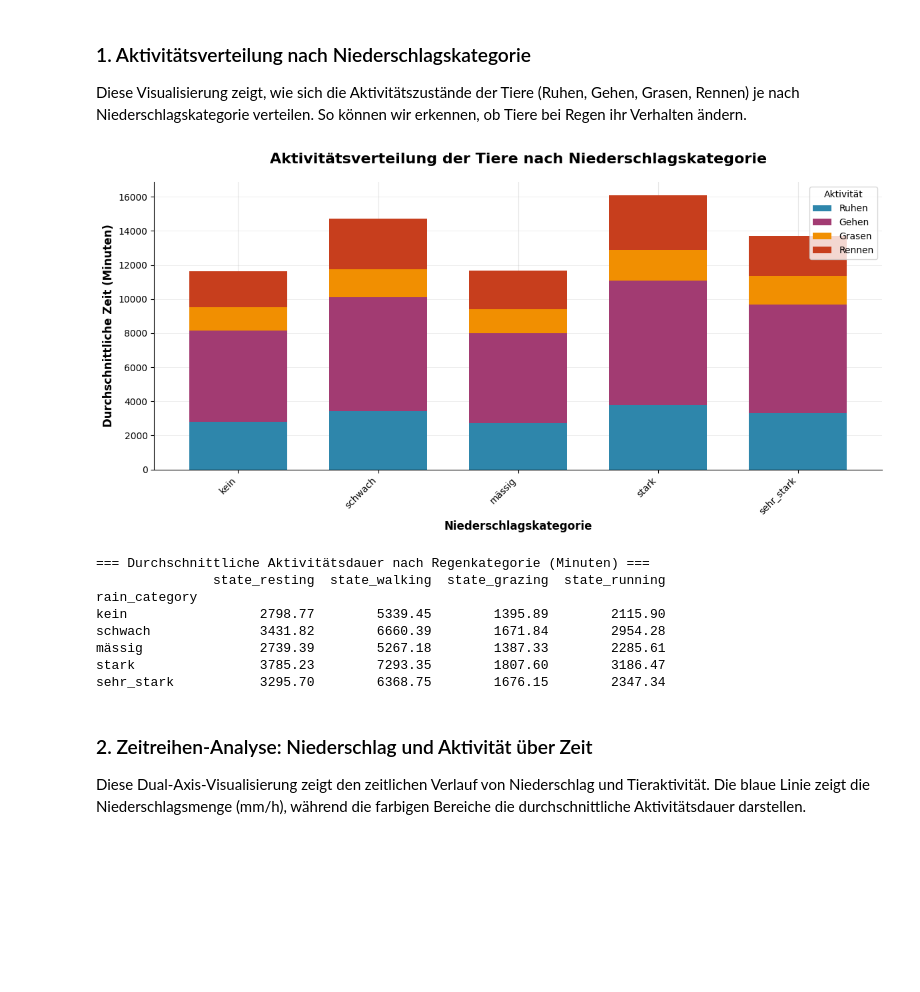
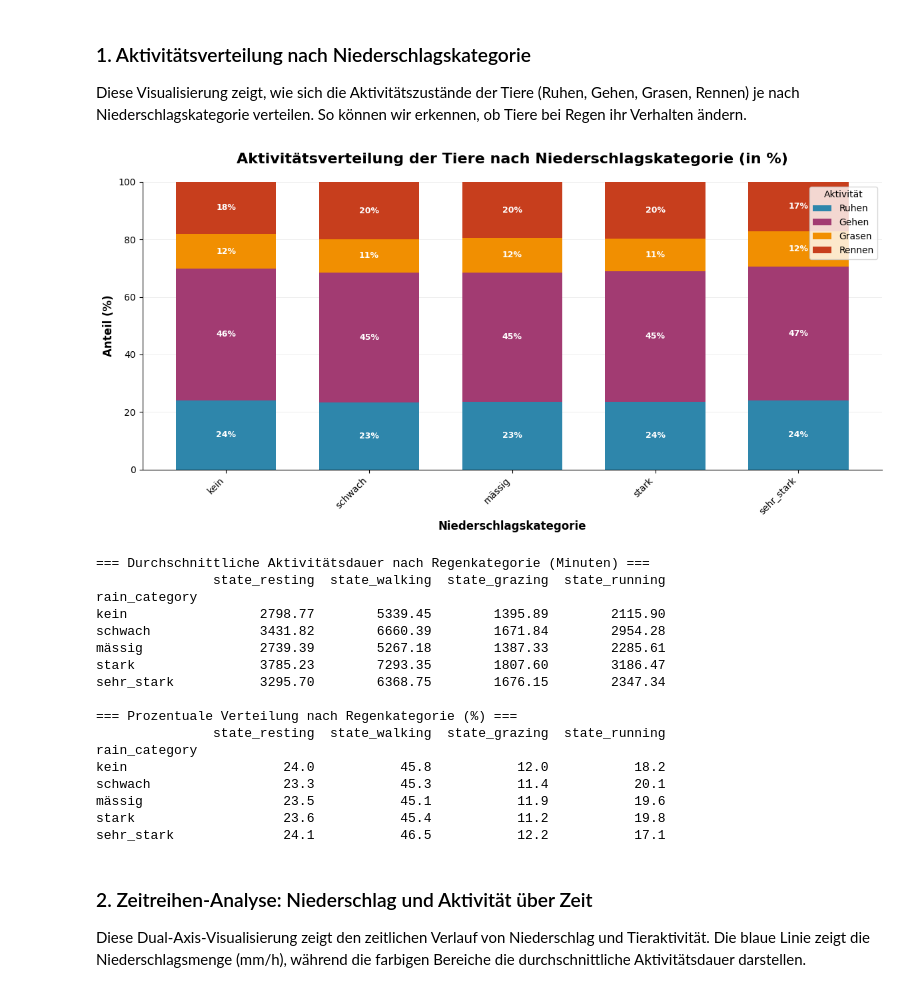
Before and after one commit to thierryfrommenwiler/agriculture-spark, a Jupyter notebook: notebooks/agriculture-spark-analysis.ipynb, the cells around one changed output. Saved outputs shown, nothing was run; the diff lists cells and outputs as text; code cells hidden in the pictures; blank space fills up the shorter version.

Commit message:
Scaling plott "Aktivitätverteilung" changed

```diff
--- a/notebooks/agriculture-spark-analysis.ipynb
+++ b/notebooks/agriculture-spark-analysis.ipynb
@@ -601,51 +601,65 @@ je nach Niederschlagskategorie verteilen. So können wir erkennen, ob Tiere bei
 # Daten aggregieren: Durchschnittliche Minuten pro Aktivität nach Regenkategorie
 
 activity_cols = ['state_resting', 'state_walking', 'state_grazing', 'state_running']
 
 # Gruppieren nach Regenkategorie und Mittelwerte berechnen
 activity_by_rain = df_viz.groupby('rain_category')[activity_cols].mean()
 
 # Regenkategorien sortieren (von kein bis sehr_stark)
 rain_order = ['kein', 'sehr_schwach', 'schwach', 'mässig', 'stark', 'sehr_stark']
 activity_by_rain = activity_by_rain.reindex([cat for cat in rain_order if cat in activity_by_rain.index])
 
-# Stacked Bar Chart
+# Prozentuale Verteilung je Kategorie berechnen
+activity_pct = activity_by_rain.div(activity_by_rain.sum(axis=1), axis=0) * 100
+
+# Stacked Bar Chart (Prozentwerte)
 fig, ax = plt.subplots(figsize=(12, 6))
-
-# Farben für die Aktivitäten
 colors = ['#2E86AB', '#A23B72', '#F18F01', '#C73E1D']
 
-activity_by_rain.plot(
-    kind='bar',
-    stacked=True,
-    ax=ax,
-    color=colors,
-    width=0.7
-)
+# Manuelles Zeichnen, um Kontrolle über Labels zu haben
+bottom = None
+bars = []
+for i, col in enumerate(activity_cols):
+    values = activity_pct[col].values
+    b = ax.bar(activity_pct.index, values, bottom=bottom, color=colors[i], width=0.7, label=col)
+    bars.append(b)
+    bottom = values if bottom is None else bottom + values
 
-ax.set_title('Aktivitätsverteilung der Tiere nach Niederschlagskategorie',
-             fontsize=16, fontweight='bold', pad=20)
+# Prozentlabels auf jedem Segment anzeigen (nur wenn > 3%)
+for i, col in enumerate(activity_cols):
+    for rect, val in zip(bars[i], activity_pct[col].values):
+        if val >= 3:  # kleine Segmente nicht beschriften, um Clutter zu vermeiden
+            ax.text(
+                rect.get_x() + rect.get_width() / 2,
+                rect.get_y() + rect.get_height() / 2,
+                f"{val:.0f}%",
+                ha='center', va='center', fontsize=9, color='white', fontweight='bold'
+            )
+
+ax.set_title('Aktivitätsverteilung der Tiere nach Niederschlagskategorie (in %)', fontsize=16, fontweight='bold', pad=20)
 ax.set_xlabel('Niederschlagskategorie', fontsize=12, fontweight='bold')
-ax.set_ylabel('Durchschnittliche Zeit (Minuten)', fontsize=12, fontweight='bold')
-ax.legend(['Ruhen', 'Gehen', 'Grasen', 'Rennen'],
-          title='Aktivität', loc='upper right', frameon=True)
+ax.set_ylabel('Anteil (%)', fontsize=12, fontweight='bold')
+ax.legend(['Ruhen', 'Gehen', 'Grasen', 'Rennen'], title='Aktivität', loc='upper right', frameon=True)
 ax.set_xticklabels(ax.get_xticklabels(), rotation=45, ha='right')
 
 # Grid anpassen
 ax.grid(axis='y', alpha=0.3, linestyle='-', linewidth=0.5)
 ax.set_axisbelow(True)
 ax.spines['top'].set_visible(False)
 ax.spines['right'].set_visible(False)
+ax.set_ylim(0, 100)
 
 plt.tight_layout()
 plt.savefig('data/processed/aktivitaetsverteilung.png', dpi=300, bbox_inches='tight')
 plt.show()
 
-# Statistik ausgeben
-print("\n=== Durchschnittliche Aktivitätsdauer nach Regenkategorie (Minuten) ===")
+# Statistik ausgeben (Minuten + Prozent)
+print('\n=== Durchschnittliche Aktivitätsdauer nach Regenkategorie (Minuten) ===')
 print(activity_by_rain.round(2))
+print('\n=== Prozentuale Verteilung nach Regenkategorie (%) ===')
+print(activity_pct.round(1))
 # %% [output]
-[figure, old version]
+[figure, new version]
 === Durchschnittliche Aktivitätsdauer nach Regenkategorie (Minuten) ===
                state_resting  state_walking  state_grazing  state_running
 rain_category
@@ -654,6 +668,15 @@ schwach              3431.82        6660.39        1671.84        2954.28
 mässig               2739.39        5267.18        1387.33        2285.61
 stark                3785.23        7293.35        1807.60        3186.47
 sehr_stark           3295.70        6368.75        1676.15        2347.34
+
+=== Prozentuale Verteilung nach Regenkategorie (%) ===
+               state_resting  state_walking  state_grazing  state_running
+rain_category
+kein                    24.0           45.8           12.0           18.2
+schwach                 23.3           45.3           11.4           20.1
+mässig                  23.5           45.1           11.9           19.6
+stark                   23.6           45.4           11.2           19.8
+sehr_stark              24.1           46.5           12.2           17.1
 # %% [markdown]
 ### 2. Zeitreihen-Analyse: Niederschlag und Aktivität über Zeit
 
```
